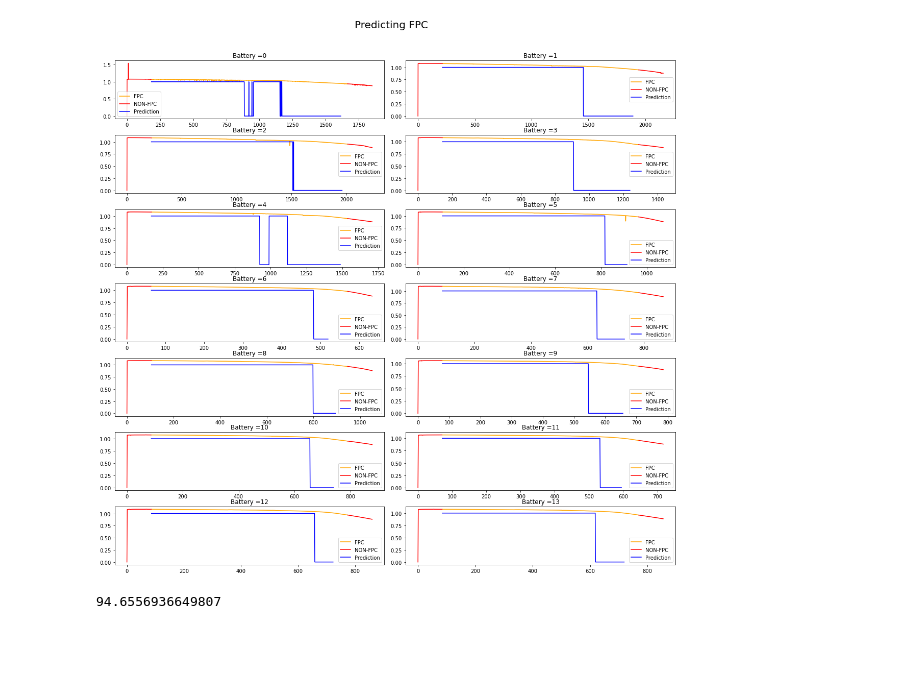
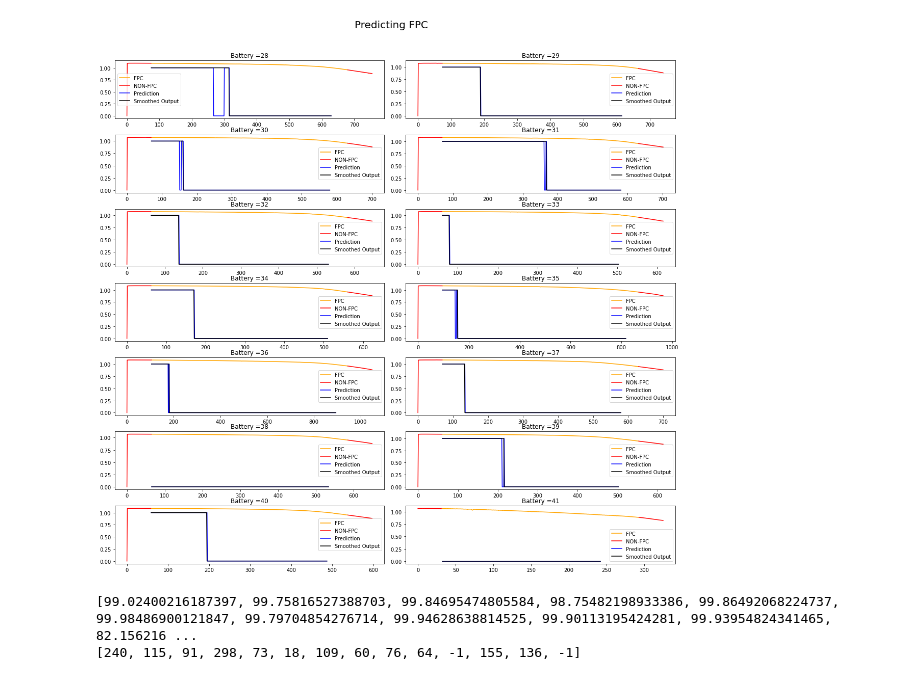
Before and after one commit to Dhruvadityamittal/RUL_Prediction_DFKI, a Jupyter notebook: FPC_approach.ipynb, the cells around one changed output. Drawn from its saved outputs; the diff is of its cells as text; code cells hidden in the pictures; blank space fills up the shorter version.

```diff
--- a/FPC_approach.ipynb
+++ b/FPC_approach.ipynb
@@ -201,7 +219,7 @@ def train_model(window_size,channels,train_dataloader,epochs):
         acc = 0
         total_loss = 0
         total = 0
-        total_batces = 0
+        total_batches = 0
         for x, y ,_ in train_dataloader:
 
             x = x.to(device=device)
@@ -217,7 +235,7 @@ def train_model(window_size,channels,train_dataloader,epochs):
 
             total_loss += loss.item() * x.size()[0]
             total += x.size()[0]
-            total_batces +=1
+            total_batches +=1
 
 
         print("Loss = {} Accuarcy ={}".format(total_loss/total,acc/total_batces))
@@ -248,12 +266,12 @@ Loss = 0.008046975382426286 Accuarcy =0.9963072538375854
 # %%
-def get_fpc_window(pred):
-    initial = pred[0]
-    window = -1
-    for i in range(0,len(pred)-1):
-        if(pred[i+1]!=initial):
-            window =i
-        initial = pred[i+1]
-    return window+1
+# def get_fpc_window(pred):
+#     initial = pred[0]
+#     window = -1
+#     for i in range(0,len(pred)-1):
+#         if(pred[i+1]!=initial):
+#             window =i
+#         initial = pred[i+1]
+#     return window+1
 
 
 def get_fpc_window(pred,patiance):
@@ -264,11 +282,15 @@ def get_fpc_window(pred,patiance):
             count =  count +1
         if(pred_value.item() ==1):
             count =0
+        if(window == len(pred)-1):
+            change_index = window-count
+            return change_index,[1.0 if i<change_index else 0.0 for i in range(len(pred))]
         if(count == patiance):
-            return window-patiance
+            change_index = window - patiance
+            return change_index,[1.0 if i<change_index else 0.0 for i in range(len(pred))]
 # %%
 model.eval()
-batteries_to_show = [i for i in range(0,14)]
+batteries_to_show = [i for i in range(28,28+14)]
 window = 0
 pred = []
 
@@ -279,6 +301,7 @@ ax = ax.flatten()
 plt.suptitle("Predicting FPC", fontsize = 20)
 fig.tight_layout(rect=[0, 0.03, 1, 0.95])
 change_percentage_train = []
+change_indices = []
 for ind,battery in enumerate(batteries_to_show):
     pred = []
     count = 0
@@ -287,41 +310,51 @@ for ind,battery in enumerate(batteries_to_show):
         if(_[0][7:] == str(battery)):
             out = torch.where(model(x) > 0.5, 1, 0)
             pred.append(out)
             count = count +1
 
         if(initial_count==count and count >1):
             break
-    # print(len(pred)- len(discharge_capacities[battery][0])*0.90)
-    index = stride*get_fpc_window(pred, patiance=10)   # Index where the the transition occurs
+    # print(len(pred)- len(discharge_capacities[battery][0])*0.80)
+    index, smoothed_output = get_fpc_window(pred, patiance=200)   # Index where the the transition occurs
+    index = index*stride
+
+    change_indices.append(index)
 
     change_percentage = 100*discharge_capacities[battery][0][index]/max(discharge_capacities[battery][0])
 
     change_percentage_train.append(change_percentage)
 
 
     # Code for plotting the outputs
     FPC_curve = np.copy(discharge_capacities[battery][0])
     FPC_curve[1:int(percentage*len(discharge_capacities[battery][0]))] = None
     FPC_curve[int((1-percentage)*len(discharge_capacities[battery][0])):-1] = None
 
     Non_FPC_curve = np.copy(discharge_capacities[battery][0])
     Non_FPC_curve[int(percentage*len(discharge_capacities[battery][0])):int((1-percentage)*len(discharge_capacities[battery][0]))] = None
 
     pred_padded = np.pad(pred, (int(percentage*len(discharge_capacities[battery][0])), 0), constant_values=(np.nan,))
+    smoothed_output_padded = np.pad(smoothed_output, (int(percentage*len(discharge_capacities[battery][0])), 0), constant_values=(np.nan,))
+
 
     ax[ind].plot(FPC_curve, color = 'orange')
     ax[ind].plot(Non_FPC_curve, color ='red')
     ax[ind].plot(pred_padded,color ='blue')
-    ax[ind].legend(["FPC", "NON-FPC","Prediction"])
+    ax[ind].plot(smoothed_output_padded,color ='black')
+
+    ax[ind].legend(["FPC", "NON-FPC","Prediction","Smoothed Output"])
 
 
     ax[ind].set_title("Battery =" +str(battery))
 # %% [output]
-[figure, old version]
+[figure, new version]
 # %%
 np.mean(change_percentage_train)
+print(change_percentage_train)
+print(change_indices)
 # %% [output]
-94.6556936649807
+[99.02400216187397, 99.75816527388703, 99.84695474805584, 98.75482198933386, 99.86492068224737, 99.98486900121847, 99.79704854276714, 99.94628638814525, 99.90113195424281, 99.93954824341465, 82.156216 ...
+[240, 115, 91, 298, 73, 18, 109, 60, 76, 64, -1, 155, 136, -1]
 # %%
 model.eval()
 batteries_to_show = [i+100 for i in range(0,14)]
```
Also changed, not shown: parts of 19 cells of this notebook, 22 other files.
